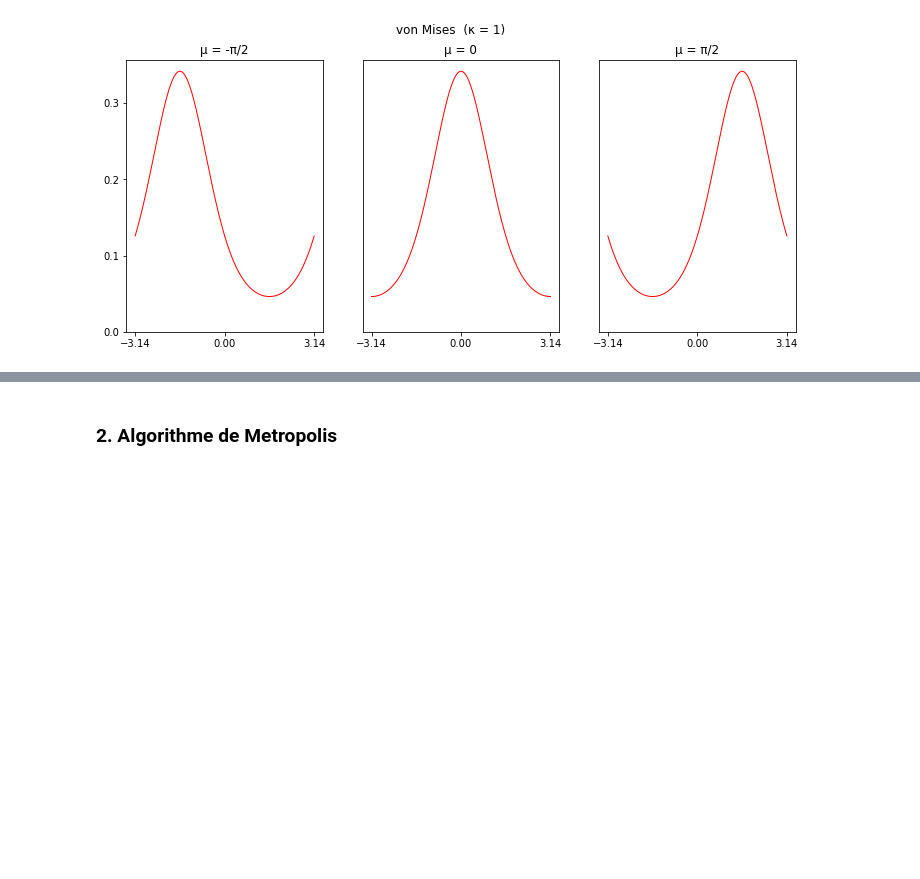
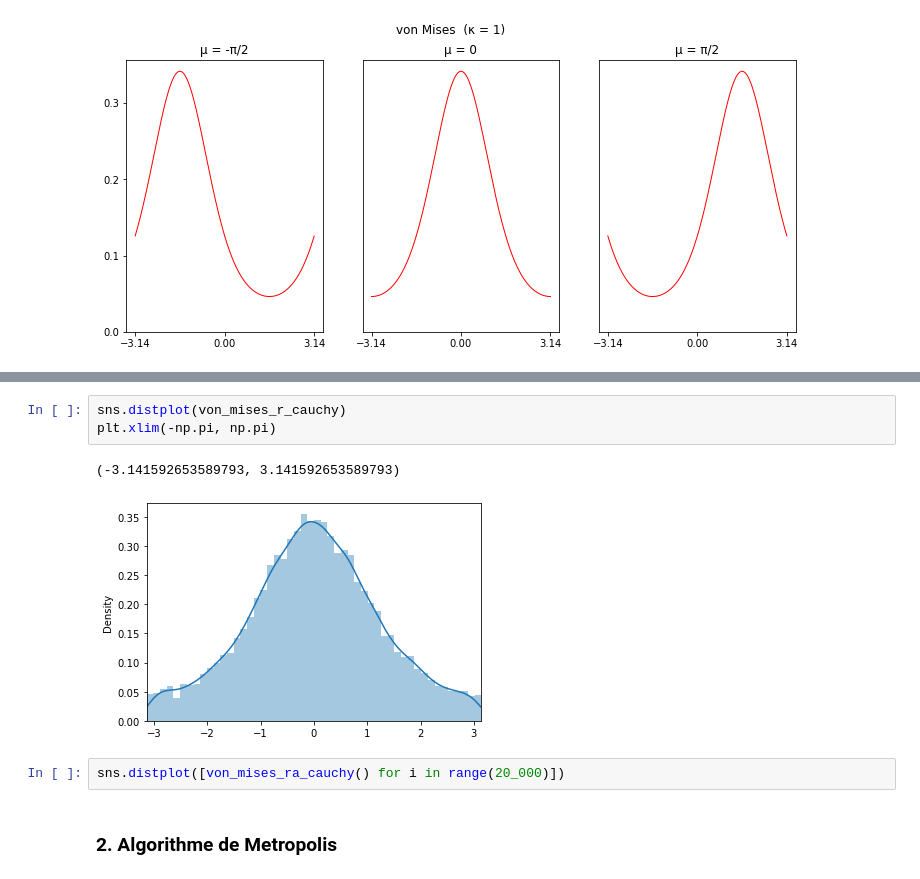
Before and after one commit to emanieluu/Projet_Monte_Carlo_ENSAE_2A_S2, a Jupyter notebook: Projet-Monte-Carlo.ipynb, the cells around one changed output, grey strips where cells are left out. Drawn from its saved outputs; the diff is of its cells as text; blank space fills up the shorter version.

Commit message:
avec cauchy

```diff
--- a/Projet-Monte-Carlo.ipynb
+++ b/Projet-Monte-Carlo.ipynb
@@ -214,3 +243,11 @@ plt.show()
+# %%
+sns.distplot(von_mises_r_cauchy)
+plt.xlim(-np.pi, np.pi)
+# %% [output]
+(-3.141592653589793, 3.141592653589793)
+[figure, added]
+# %%
+sns.distplot([von_mises_ra_cauchy() for i in range(20_000)])
 # %% [markdown]
 ### 2. Algorithme de Metropolis
 # %% [markdown]
```
Also changed, not shown: parts of 7 cells of this notebook.
